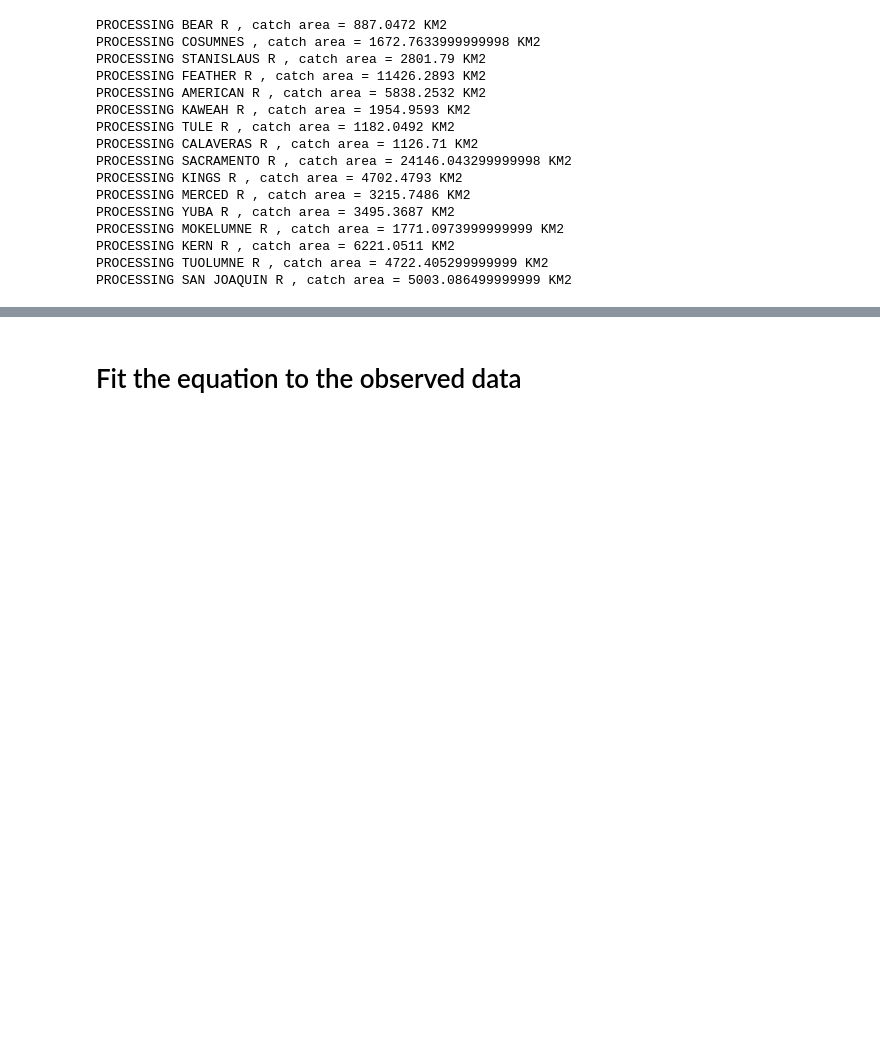
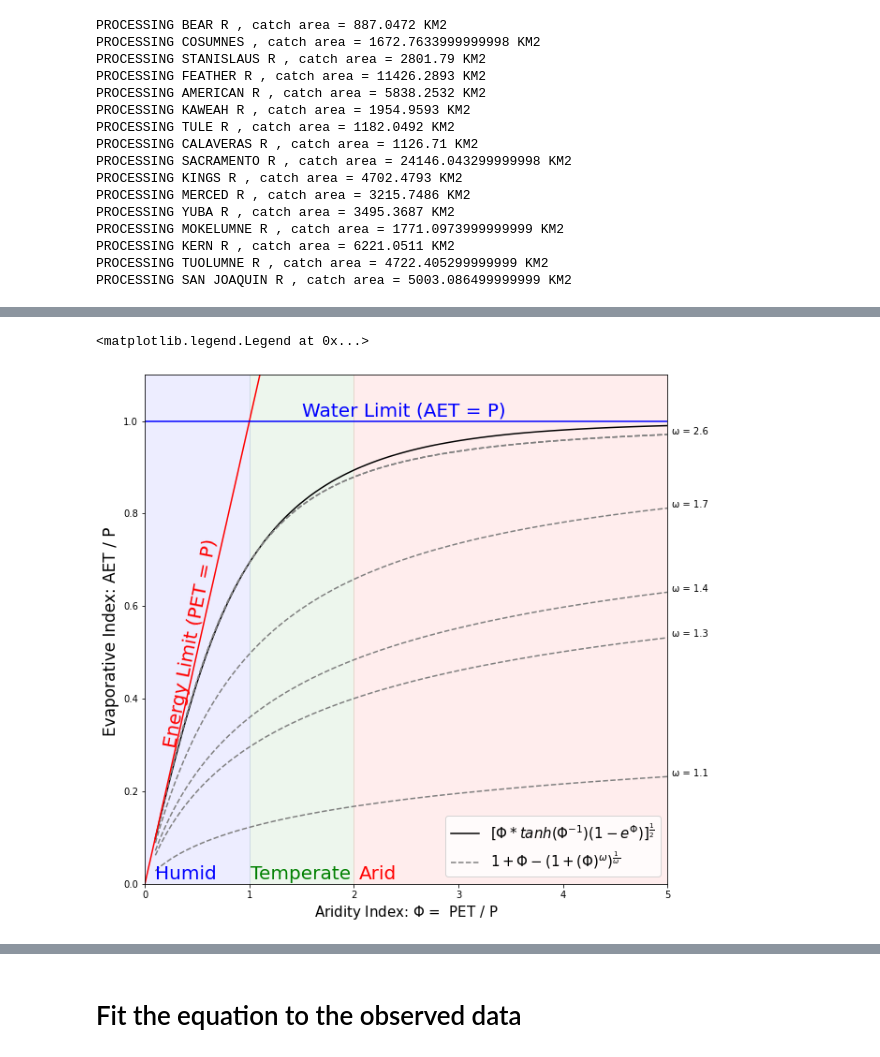
Before and after one commit to kashingtonDC/SierraSheds, a Jupyter notebook: code/03_Budyko.ipynb, the cells around one changed output, grey strips where cells are left out. Cells and saved outputs as stored; diff of their text form; code cells hidden in the pictures; blank space fills up the shorter version.

```diff
--- a/code/03_Budyko.ipynb
+++ b/code/03_Budyko.ipynb
@@ -49,7 +47,8 @@ enddate = datetime.datetime.strptime(strend, "%Y-%m-%d")
 if not os.path.exists("../data/Budykodat/"):
     os.mkdir("../data/Budykodat/")
 # %%
-for idx, x in enumerate(gdf[:].iterrows()):
+# Loop through sheds, get data
+for idx, x in enumerate(catchments[:].iterrows()):
     print(idx)
     print("****" * 15)
     row  = x[1]
@@ -59,7 +58,7 @@ for idx, x in enumerate(gdf[:].iterrows()):
 
     if not os.path.exists(outfn):
         # Get the RS data (EE)
-        area = rs.gdf_to_ee_poly(gp.GeoDataFrame(gdf.loc[idx]).T)
+        area = rs.gdf_to_ee_poly(gp.GeoDataFrame(catchments.loc[idx]).T)
         prism = rs.calc_monthly_sum(data['prism'], '1895-01-01', strend, area)
         modis_aet = rs.calc_monthly_sum(data['modis_aet'], strstart, strend, area)
         modis_pet = rs.calc_monthly_sum(data['modis_pet'], strstart, strend, area)
@@ -162,0 +189,52 @@ PROCESSING SAN JOAQUIN R , catch area = 5003.086499999999 KM2
+# %%
+# Setup fig
+plt.figure(figsize = (10,10))
+
+# budyko equation
+x = np.linspace(0.1, 5, 100)
+plt.plot(budyko_x,budyko(x), color = 'black',
+         label = r'$ [{\Phi * tanh(\Phi^{-1}) (1-e^{\Phi})}]^{\frac{1}{2}} $')
+
+# Fu equation
+fu_x = np.linspace(0.1, 5, 100)
+ωs = [1.1,1.3, 1.4,1.7,2.6] # param sweep
+ωy = {str(x):fu(fu_x,ω=x) for x in ωs}
+
+# Plot
+plt.plot(fu_x,fu(fu_x),"--", color = 'gray',
+         label = r'$1 + \Phi - ( 1 + (\Phi) ^ {\omega}) ^ {\frac{1}{\omega}}$')
+
+# Plot fu eqs
+for k,v in ωy.items():
+    plt.plot(fu_x, v, "--", color = 'gray')
+
+for ω in ωs:
+    plt.text(5.04, fu([5.04],ω=ω), "ω = {}".format(str(ω)))
+
+# Plot water and energy limits
+plt.plot([-10,10],[-10,10],  color='r', linestyle='-')
+plt.axhline(y=1, color='blue', linestyle='-')
+
+plt.text(1.5,1.01, 'Water Limit (AET = P)', color = 'blue', size = 20)
+plt.text(0.16,0.3, 'Energy Limit (PET = P)', color = 'red', size = 20, rotation = np.degrees(np.pi/2.28))
+
+
+# Plot shaded climate zones
+plt.axvspan(0, 1, alpha=0.07, color='blue')
+plt.axvspan(1, 2, alpha=0.07, color='green')
+plt.axvspan(2, 5, alpha=0.07, color='red')
+
+plt.text(0.1,0.01, 'Humid', color = 'blue', size = 20)
+plt.text(1.01,0.01, 'Temperate', color = 'green', size = 20)
+plt.text(2.05,0.01, 'Arid', color = 'red', size = 20)
+
+plt.ylabel("Evaporative Index: AET / P ", size = 17)
+plt.xlabel(r"Aridity Index: $\Phi$ =  PET / P ", size = 15)
+
+
+plt.xlim(0,5)
+plt.ylim(0,1.1)
+plt.legend(loc = 'lower right', fontsize = 15)
+# %% [output]
+<matplotlib.legend.Legend at 0x...>
+[figure, added]
```
Also changed, not shown: parts of 13 cells of this notebook.
